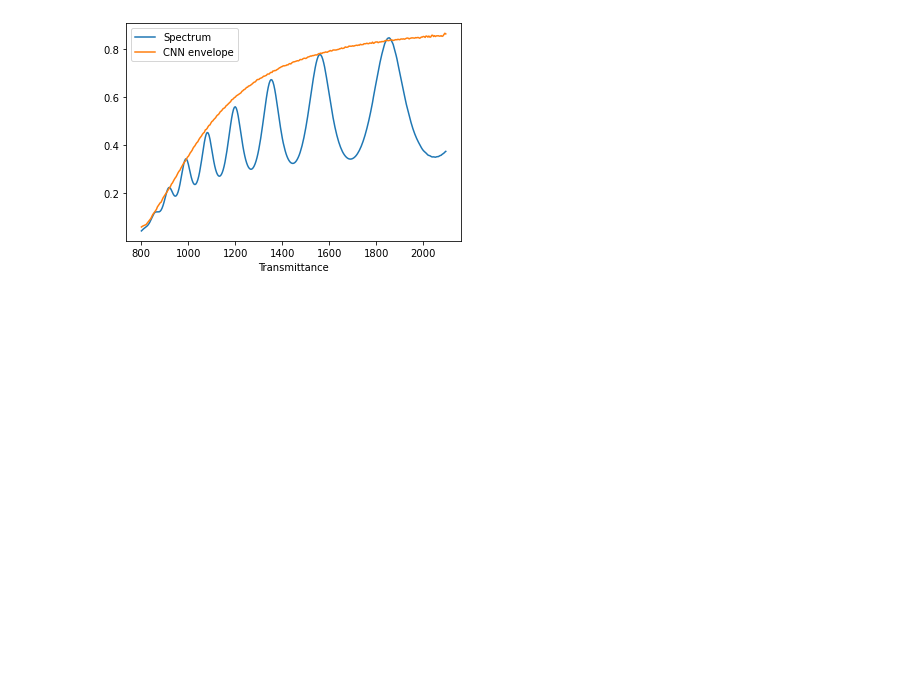
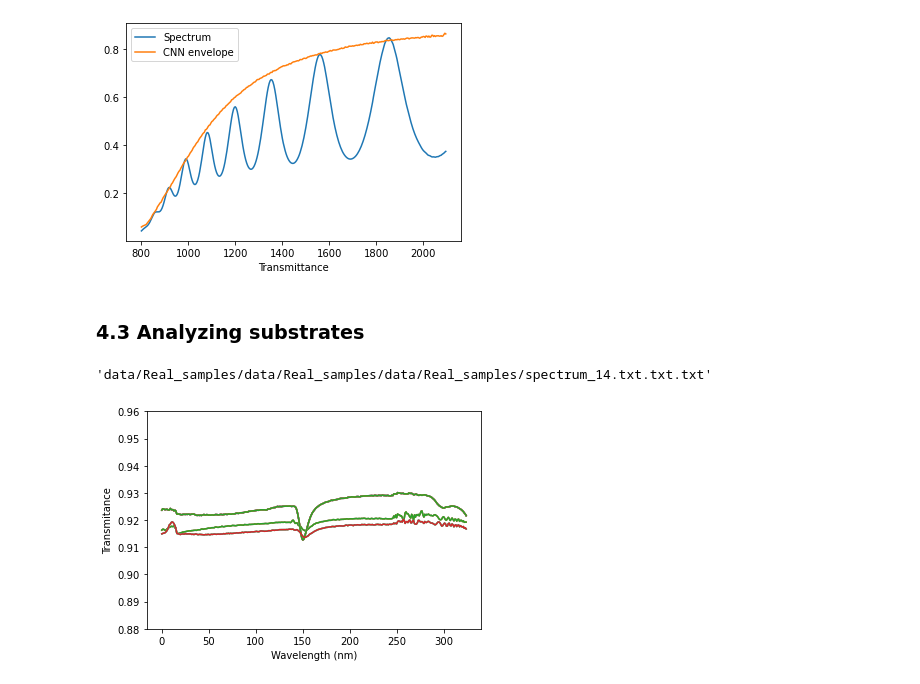
Before and after one commit to manuelballester/ML_spectroscopy, a Jupyter notebook: ML_spectroscopy.ipynb, the cells around one changed output. Cells and saved outputs as stored; diff of their text form; code cells hidden in the pictures; blank space fills up the shorter version.

```diff
--- a/ML_spectroscopy.ipynb
+++ b/ML_spectroscopy.ipynb
@@ -150,3 +150,44 @@ plt.savefig('output/real_3.png', dpi = 300)
 plt.show()
 # %% [output]
 [figure]
+# %% [markdown]
+### 4.3 Analyzing substrates
+# %%
+name_Sample
+# %% [output]
+'data/Real_samples/data/Real_samples/data/Real_samples/spectrum_14.txt.txt.txt'
+# %%
+for i in range(1, 15):
+
+    # Empty strings
+    name_Sample =''
+    name_Substrate = ''
+
+    # Our samples
+    name_Sample = 'spectrum_'+str(i)
+    name_Substrate = 'Substrate_'+str(i)
+
+    # File names
+    file_Substrate = 'data/Real_samples/'+ name_Substrate + '.txt'
+    file_Sample = 'data/Real_samples/'+ name_Sample + '.txt'
+
+    # Download data
+    data = np.loadtxt(file_Sample)             # Sample data
+    wv_original = np.round(np.flip(data[:,0])) # Wavelength (in nm)
+    T_original = np.flip(data[:,1])/100        # Sample transmittance (range 0-1)
+
+    data_s = np.loadtxt(file_Substrate)        # Substrate alone data
+    Ts_original = np.flip(data_s[:,1])/100     # Substrate transmittance (range 0-1)
+
+    # From original data to the cropped spectrum (800-2100 nm only)
+    wv, T, Ts = general.cropped_spectrum(wv_original, T_original, Ts_original)
+
+    # Plot transmission of the substrate alone
+    plt.plot(Ts)
+
+plt.xlabel('Wavelength (nm)')
+plt.ylabel('Transmitance')
+plt.ylim(0.88,0.96)
+plt.show()
+# %% [output]
+[figure, added]
```
Also changed, not shown: 3 other files.
